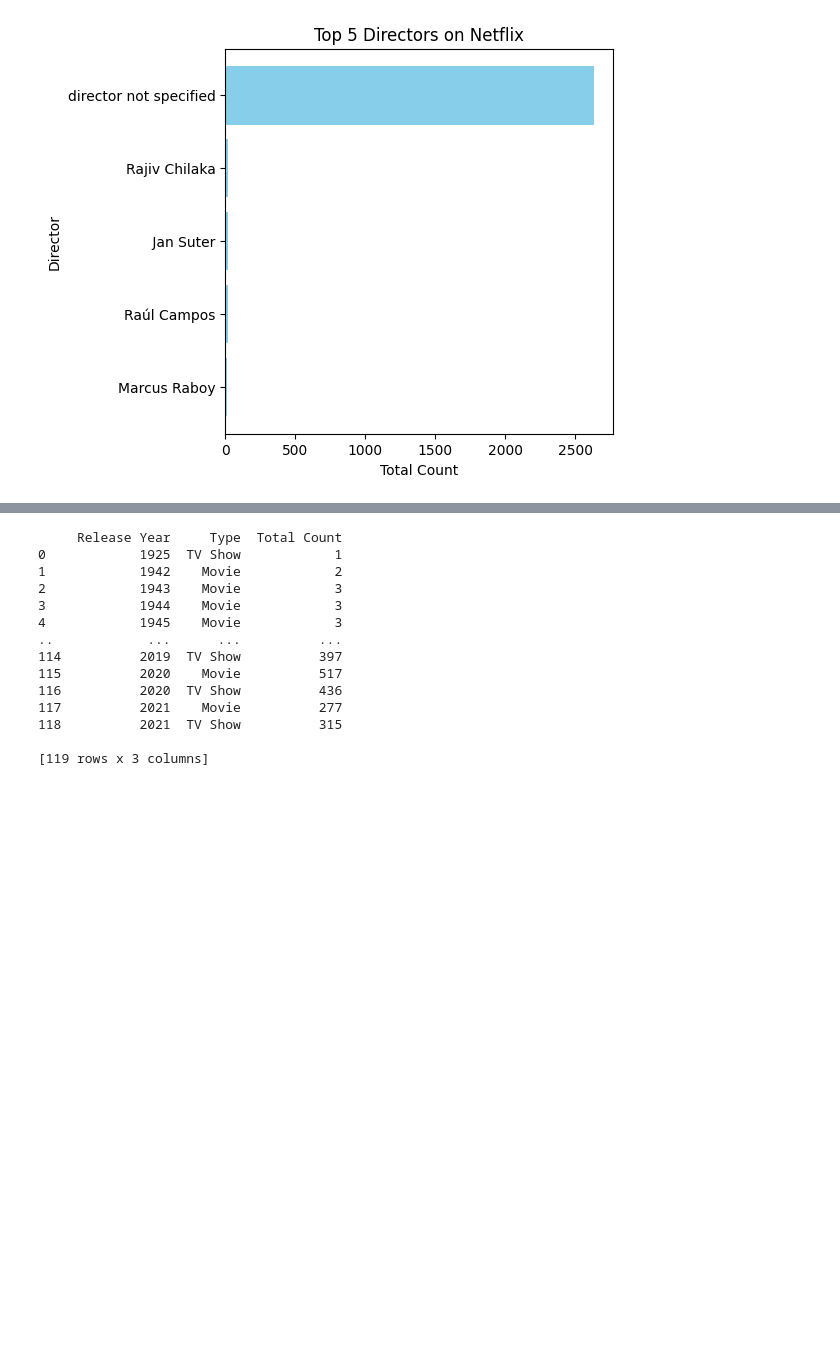
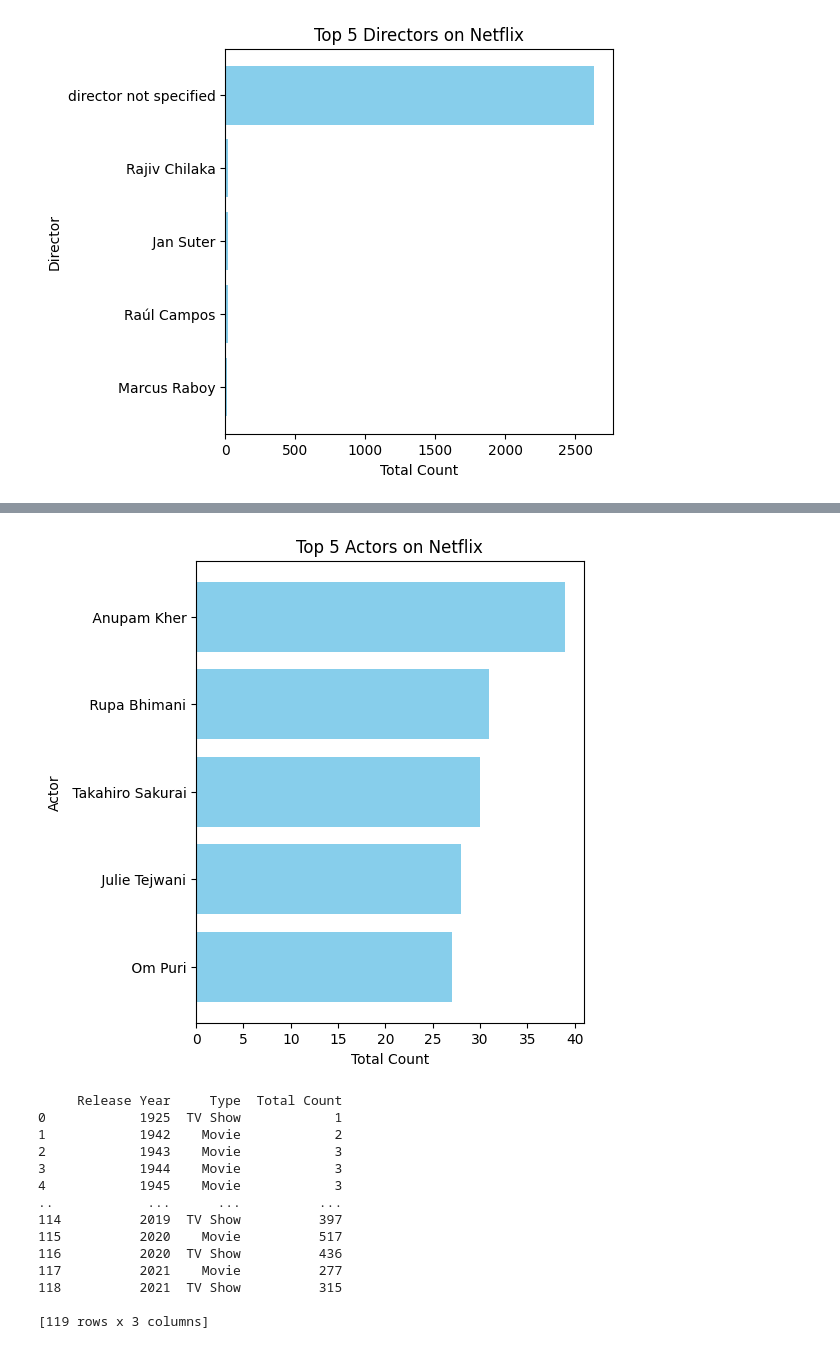
Before and after one commit to simu2204/MLcode, a Jupyter notebook: testing.ipynb, the cells around one changed output, grey strips where cells are left out. Cells and saved outputs as stored; diff of their text form; code cells hidden in the pictures; blank space fills up the shorter version.

```diff
--- a/testing.ipynb
+++ b/testing.ipynb
@@ -205,16 +205,31 @@ plt.show()
 # %% [output]
 [figure]
 # %%
-df['cast']=df['cast'].fillna('No cast specified')
-cast_df = pd.DataFrame()
-cast_df = df['cast'].str.split(',',expand=True).stack()
+
+df['cast'] = df['cast'].fillna('No cast specified')
+
+cast_df = df['cast'].str.split(',', expand=True).stack()
 cast_df = cast_df.to_frame()
 cast_df.columns = ['Actor']
-actors = cast_df.groupby(['Actor']).size().reset_index(name = 'Total Count')
+
+actors = cast_df.groupby(['Actor']).size().reset_index(name='Total Count')
+
+
 actors = actors[actors.Actor != 'No cast specified']
+
 actors = actors.sort_values(by=['Total Count'], ascending=False)
+
 top5Actors = actors.head()
+
 top5Actors = top5Actors.sort_values(by=['Total Count'])
-barChart2 = px.bar(top5Actors, x='Total Count', y='Actor', title='Top 5 Actors on Netflix')
-barChart2.show()
+
+plt.figure(figsize=(5, 6))
+plt.barh(top5Actors['Actor'], top5Actors['Total Count'], color='skyblue')
+
+plt.xlabel('Total Count')
+plt.ylabel('Actor')
+plt.title('Top 5 Actors on Netflix')
+
+
+plt.show()
 # %% [output]
@@ -222,3 +236,4 @@ barChart2.show()
+[figure, added]
 # %%
 df1 = df[['type', 'release_year']]
 df1 = df1.rename(columns = {"release_year":"Release Year", "type": "Type"})
```
Also changed, not shown: parts of 4 cells of this notebook.
